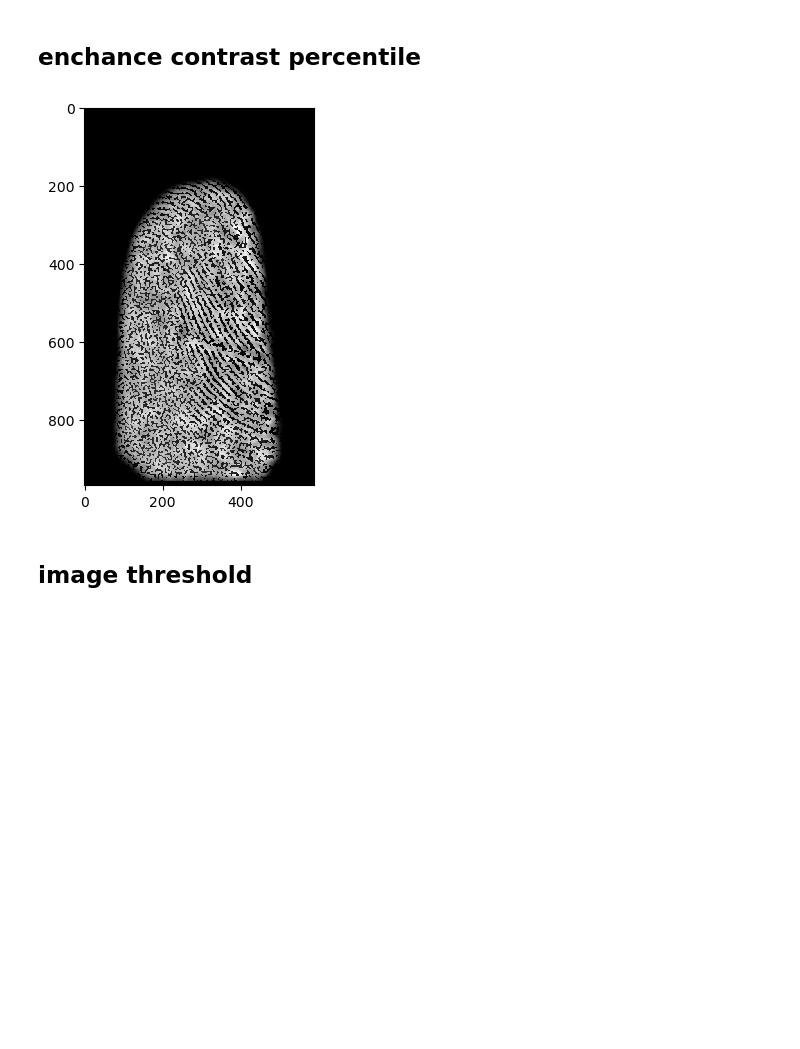
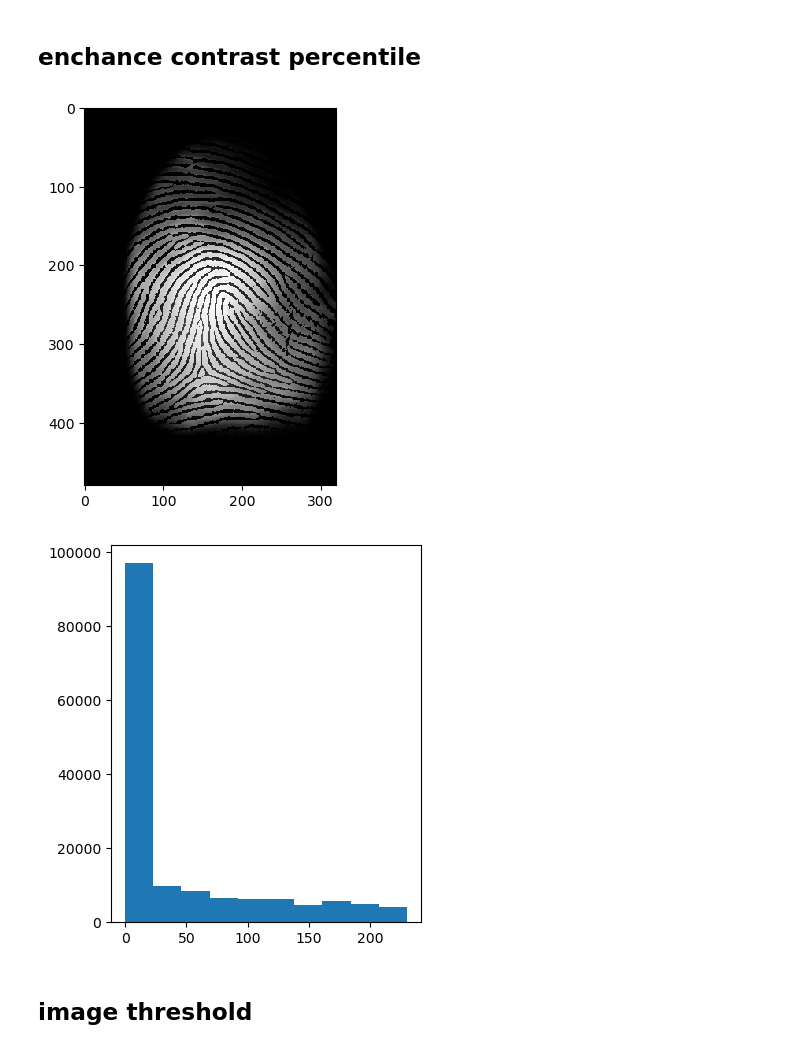
Before and after one commit to veruti/fingerprint_validation, a Jupyter notebook: notebooks/3. Mask and contours.ipynb, the cells around one changed output. Cells and saved outputs as stored; diff of their text form; code cells hidden in the pictures; blank space fills up the shorter version.

Commit message:
Change enhance filter parameters

```diff
--- a/notebooks/3. Mask and contours.ipynb
+++ b/notebooks/3. Mask and contours.ipynb
@@ -21,10 +21,13 @@ rcParams["figure.dpi"] = 100
 rcParams["figure.figsize"] = (4, 5)
 rcParams["image.cmap"] = "gray"
 # %%
-im = read_random_image(RAW_FILE_PATH_BADIM_NOISE)
+im = read_random_image(RAW_FILE_PATH_SCANS)
 
 inv_im = invers_color(im)
 
 plt.imshow(inv_im)
-pass
+plt.show()
+
+plt.hist(inv_im.ravel())
+plt.show()
 # %% [output]
@@ -35,12 +39,16 @@ pass
 ## enchance contrast percentile
 # %%
 disk_ker = disk(20)
-ecnh_im = enhance_contrast_percentile(inv_im, disk_ker, p0=0.1, p1=.5)
+ecnh_im = enhance_contrast_percentile(inv_im, disk_ker, p0=0.1, p1=.45)
 
 plt.imshow(ecnh_im)
-pass
+plt.show()
+
+plt.hist(ecnh_im.ravel())
+plt.show()
 # %% [output]
-[figure, old version]
+[figure, new version]
+[figure, added]
 # %% [markdown]
 ## image threshold
 # %%
```
Also changed, not shown: parts of 8 cells of this notebook, 2 other files.
